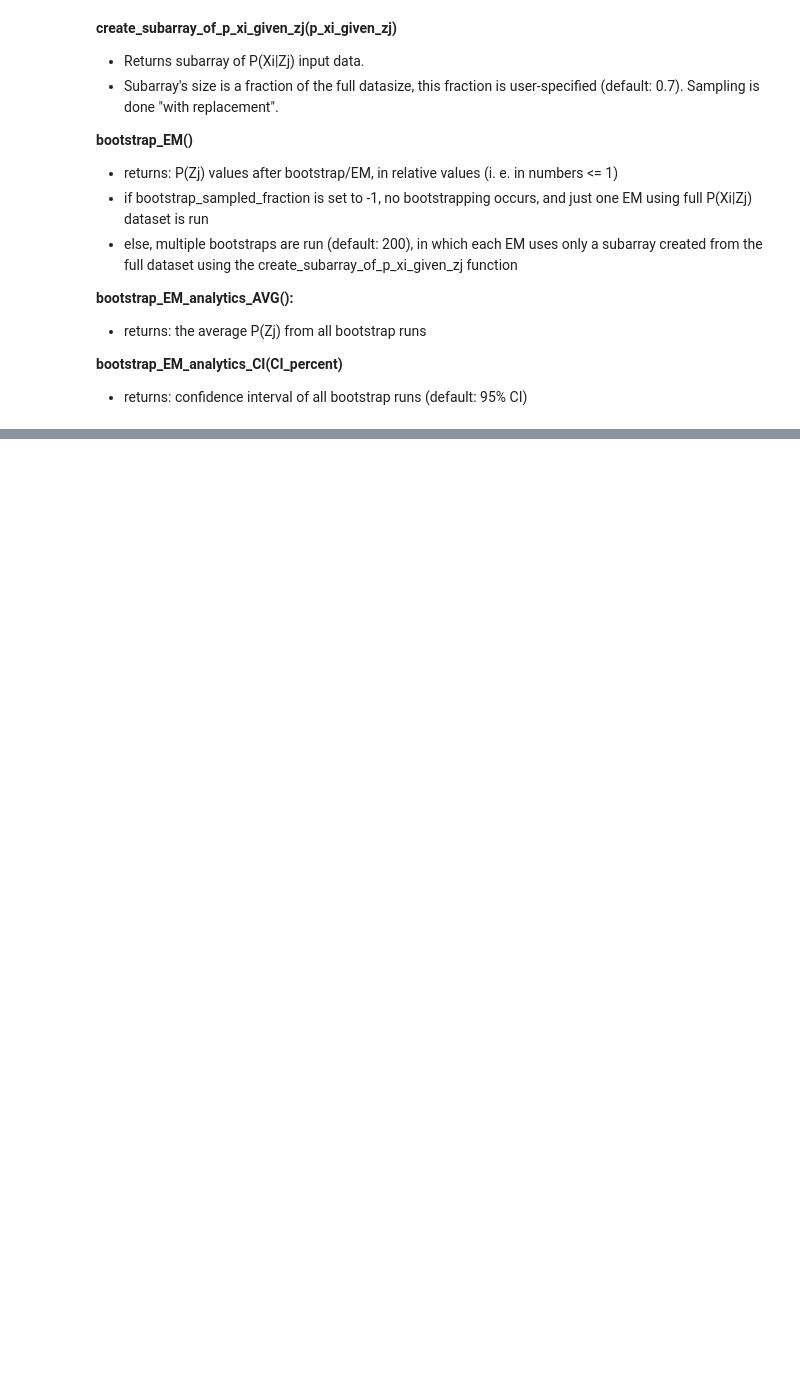
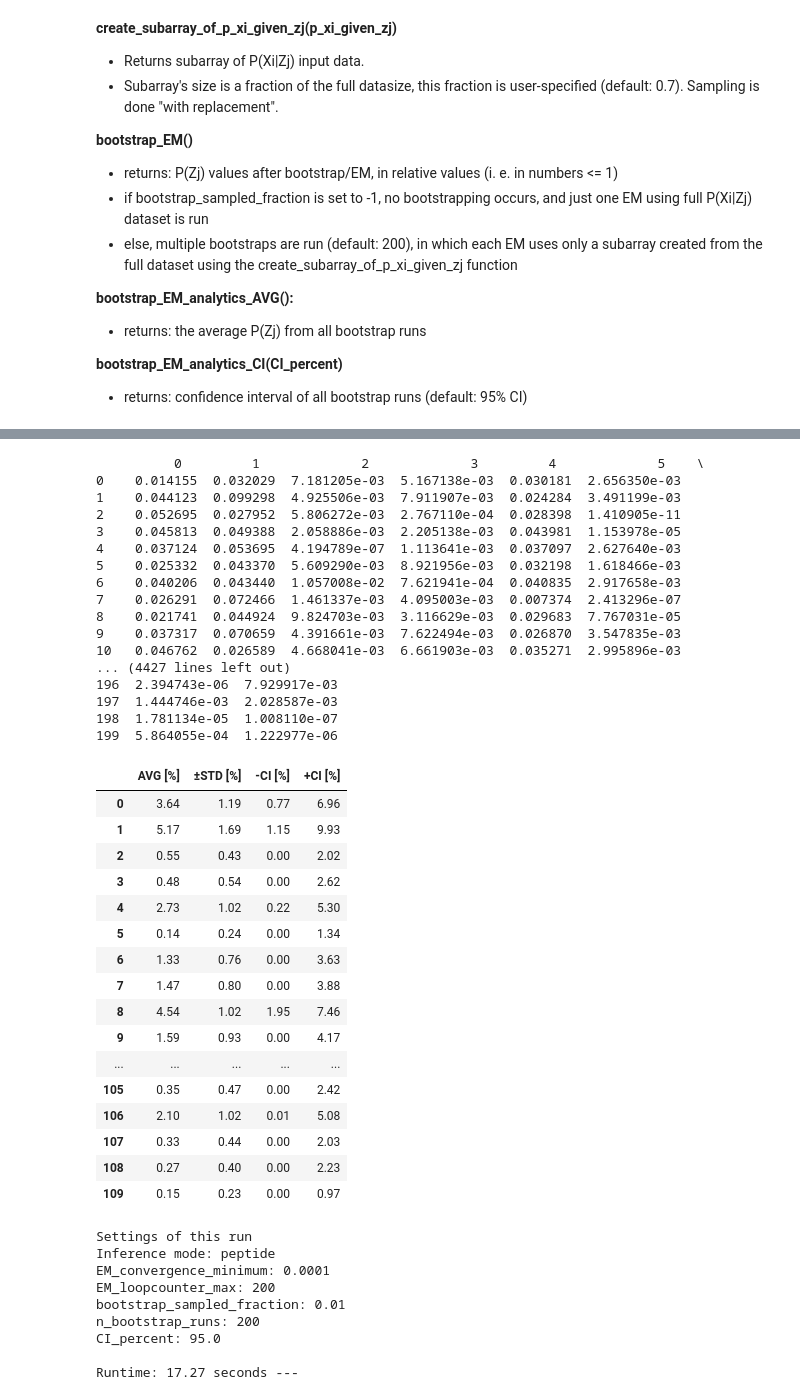
Before and after one commit to SophiaBailingZhou/pept-prot-infer, a Jupyter notebook: pept-prot-infer.ipynb, the cells around one changed output, grey strips where cells are left out. Drawn from its saved outputs; the diff is of its cells as text; code cells hidden in the pictures; blank space fills up the shorter version.

```diff
--- a/pept-prot-infer.ipynb
+++ b/pept-prot-infer.ipynb
@@ -543,0 +314,5 @@ Runtime: 0.22 seconds ---
+# %%
+inference_mode = "peptide"
+bootstrap_EM()
+output()
+# %% [output]
@@ -543,0 +336,43 @@ Runtime: 0.22 seconds ---
+          0         1             2             3         4             5    \
+0    0.014155  0.032029  7.181205e-03  5.167138e-03  0.030181  2.656350e-03
+1    0.044123  0.099298  4.925506e-03  7.911907e-03  0.024284  3.491199e-03
+2    0.052695  0.027952  5.806272e-03  2.767110e-04  0.028398  1.410905e-11
+3    0.045813  0.049388  2.058886e-03  2.205138e-03  0.043981  1.153978e-05
+4    0.037124  0.053695  4.194789e-07  1.113641e-03  0.037097  2.627640e-03
+5    0.025332  0.043370  5.609290e-03  8.921956e-03  0.032198  1.618466e-03
+6    0.040206  0.043440  1.057008e-02  7.621941e-04  0.040835  2.917658e-03
+7    0.026291  0.072466  1.461337e-03  4.095003e-03  0.007374  2.413296e-07
+8    0.021741  0.044924  9.824703e-03  3.116629e-03  0.029683  7.767031e-05
+9    0.037317  0.070659  4.391661e-03  7.622494e-03  0.026870  3.547835e-03
+10   0.046762  0.026589  4.668041e-03  6.661903e-03  0.035271  2.995896e-03
+... (4427 lines left out)
+196  2.394743e-06  7.929917e-03
+197  1.444746e-03  2.028587e-03
+198  1.781134e-05  1.008110e-07
+199  5.864055e-04  1.222977e-06
+|  | AVG [%] | ±STD [%] | -CI [%] | +CI [%] |
+| 0 | 3.64 | 1.19 | 0.77 | 6.96 |
+| 1 | 5.17 | 1.69 | 1.15 | 9.93 |
+| 2 | 0.55 | 0.43 | 0.00 | 2.02 |
+| 3 | 0.48 | 0.54 | 0.00 | 2.62 |
+| 4 | 2.73 | 1.02 | 0.22 | 5.30 |
+| 5 | 0.14 | 0.24 | 0.00 | 1.34 |
+| 6 | 1.33 | 0.76 | 0.00 | 3.63 |
+| 7 | 1.47 | 0.80 | 0.00 | 3.88 |
+| 8 | 4.54 | 1.02 | 1.95 | 7.46 |
+| 9 | 1.59 | 0.93 | 0.00 | 4.17 |
+| ... | ... | ... | ... | ... |
+| 105 | 0.35 | 0.47 | 0.00 | 2.42 |
+| 106 | 2.10 | 1.02 | 0.01 | 5.08 |
+| 107 | 0.33 | 0.44 | 0.00 | 2.03 |
+| 108 | 0.27 | 0.40 | 0.00 | 2.23 |
+| 109 | 0.15 | 0.23 | 0.00 | 0.97 |
+Settings of this run
+Inference mode: peptide
+EM_convergence_minimum: 0.0001
+EM_loopcounter_max: 200
+bootstrap_sampled_fraction: 0.01
+n_bootstrap_runs: 200
+CI_percent: 95.0
+
+Runtime: 17.27 seconds ---
```
Also changed, not shown: parts of 39 cells of this notebook.
